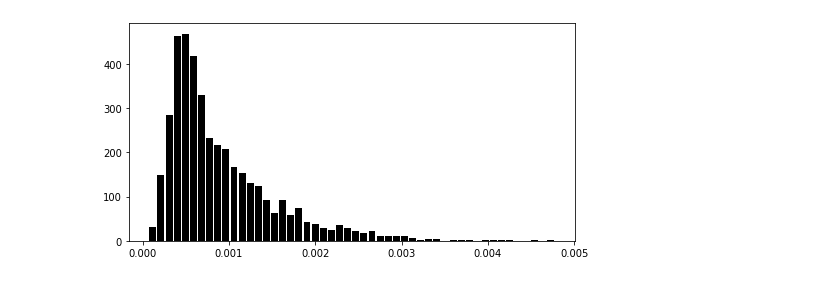
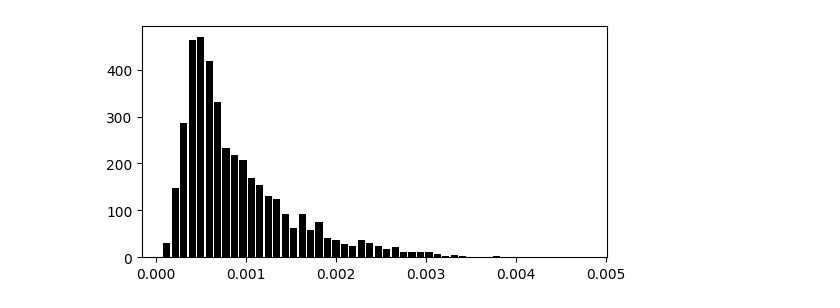
Before and after one commit to digiLab-ai/achlys-uq, a Jupyter notebook: achlys-uq/surrogate/Surrogate.ipynb, the cells around one changed output. Cells and saved outputs as stored; diff of their text form; code cells hidden in the pictures.

```diff
--- a/achlys-uq/surrogate/Surrogate.ipynb
+++ b/achlys-uq/surrogate/Surrogate.ipynb
@@ -37,12 +37,12 @@ projection = SVDProjection().load('svd_projection.p')
 # %%
 theta, residuals = projection.project(samples_grid_normalised)
 # %%
-plt.figure(figsize=(8,4))
+plt.figure(figsize=(6,3))
 plt.hist(residuals, bins=50, color='k', width=0.00008)
 #plt.savefig('SVD_residuals.png', dpi=300, bbox_inches='tight')
 plt.show()
 # %% [output]
-[figure, old version]
+[figure, new version]
 # %%
 fig, ax = plt.subplots(figsize=(16,3), nrows=1, ncols=3)
 
```
Also changed, not shown: parts of 5 cells of this notebook.
